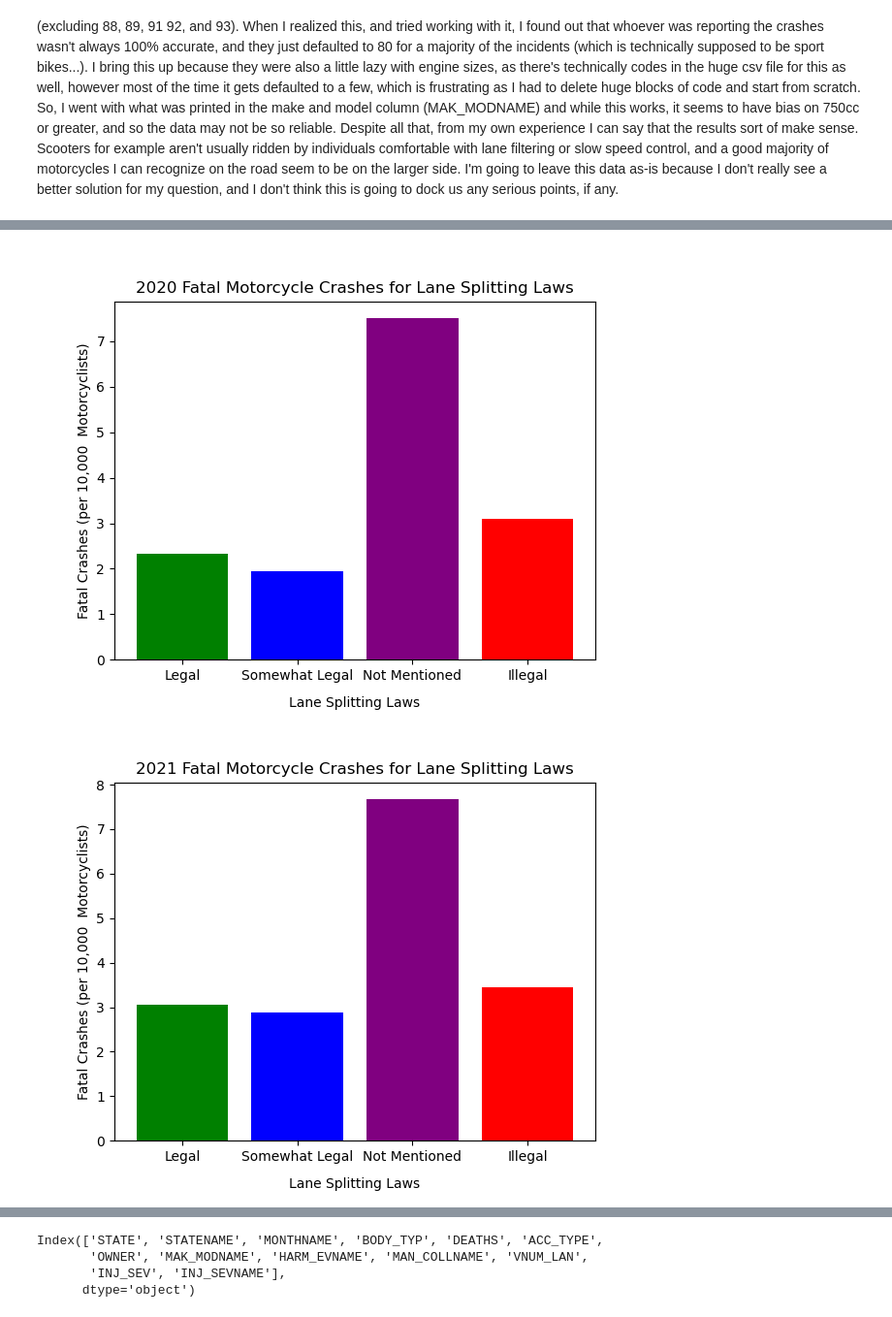
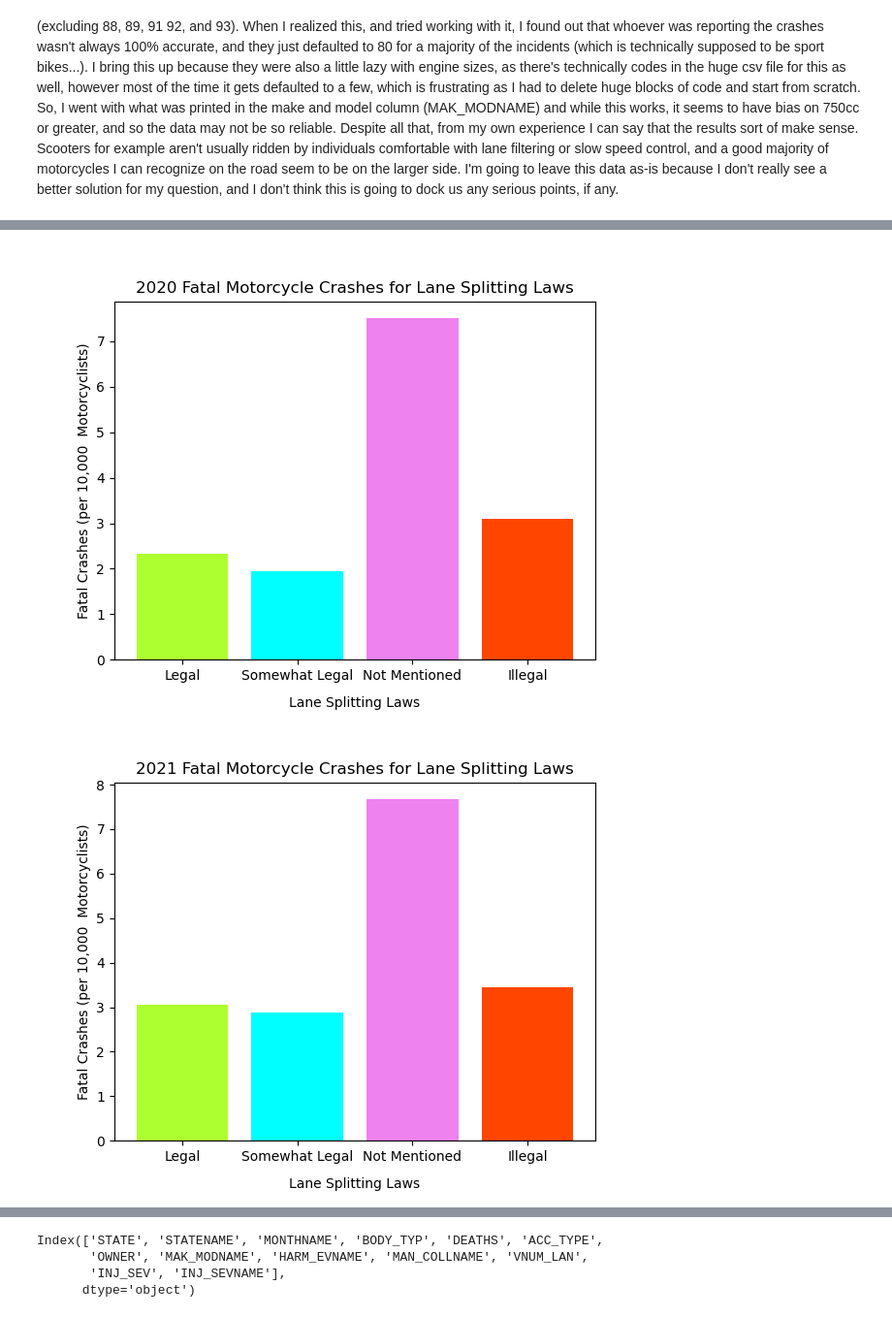
Before and after one commit to CalvinPedigo/Data-Analyst-Project-1, a Jupyter notebook: Notebook_structor.ipynb, the cells around one changed output, grey strips where cells are left out. Shown at 97% size. Drawn from its saved outputs; the diff is of its cells as text; code cells hidden in the pictures.

```diff
--- a/Notebook_structor.ipynb
+++ b/Notebook_structor.ipynb
@@ -395,12 +395,15 @@ illegal_per_reg_2019  = (illegal_deaths/ illegal_reg_2019) * 10000
 laws = ["Legal", "Somewhat Legal", "Not Mentioned", "Illegal"]
 counts = [legal_per_reg_2019,somewhat_legal_per_reg_2019, not_mentioned_per_reg_2019, illegal_per_reg_2019]
 x_ticks = [value for value in laws]
+colors = ["greenyellow", "aqua","violet","orangered"]
 
 fig, ax = plt.subplots()
-ax.bar(laws, counts, color = ["green", "blue","purple","red"])
+ax.bar(laws, counts, color = colors)
 ax.set_xticks(x_ticks)
 ax.set_title("2019 Fatal Motorcycle Crashes for Lane Splitting Laws")
 ax.set_xlabel("Lane Splitting Laws", labelpad= 10)
 ax.set_ylabel("Fatal Crashes (per 10,000  Motorcyclists)")
 plt.show()
+
+plt.savefig("Output/2019_deaths.png")
 # %% [output]
@@ -423,40 +426,44 @@ counts = [legal_per_reg_2020,somewhat_legal_per_reg_2020, not_mentioned_per_reg_
 x_ticks = [value for value in laws]
 
 fig, ax = plt.subplots()
-ax.bar(laws, counts, color = ["green", "blue","purple","red"])
+ax.bar(laws, counts, color = colors)
 ax.set_xticks(x_ticks)
 ax.set_title("2020 Fatal Motorcycle Crashes for Lane Splitting Laws")
 ax.set_xlabel("Lane Splitting Laws", labelpad= 10)
 ax.set_ylabel("Fatal Crashes (per 10,000  Motorcyclists)")
 plt.show()
+
+plt.savefig("Output/2020_deaths.png")
 # %% [output]
-[figure, old version]
+[figure, new version]
 # %%
 # Motorcycle laws affects deadly crashes 2021 (Jack)
 
 legal_deaths = legal_group[2]["DEATHS"].count()
 somewhat_legal_deaths = somewhat_legal_group[2]["DEATHS"].count()
 not_mentioned_deaths = not_mentioned_group[2]["DEATHS"].count()
 illegal_deaths = illegal_group[2]["DEATHS"].count()
 
 legal_per_reg_2021 = (legal_deaths / legal_reg_2021) * 10000
 somewhat_legal_per_reg_2021 = (somewhat_legal_deaths / somewhat_legal_reg_2021) * 10000
 not_mentioned_per_reg_2021 = (not_mentioned_deaths / not_mentioned_reg_2021) * 10000
 illegal_per_reg_2021  = (illegal_deaths/ illegal_reg_2021) * 10000
 
 laws = ["Legal", "Somewhat Legal", "Not Mentioned", "Illegal"]
 counts = [legal_per_reg_2021,somewhat_legal_per_reg_2021, not_mentioned_per_reg_2021, illegal_per_reg_2021]
 x_ticks = [value for value in laws]
 
 fig, ax = plt.subplots()
-ax.bar(laws, counts, color = ["green", "blue","purple","red"])
+ax.bar(laws, counts, color = colors)
 ax.set_xticks(x_ticks)
 ax.set_title("2021 Fatal Motorcycle Crashes for Lane Splitting Laws")
 ax.set_xlabel("Lane Splitting Laws", labelpad= 10)
 ax.set_ylabel("Fatal Crashes (per 10,000  Motorcyclists)")
 plt.show()
+
+plt.savefig("Output/2021_deaths.png")
 # %% [output]
-[figure, old version]
+[figure, new version]
 # %%
 #All Years Pie Chart (Jack)
 
```
Also changed, not shown: parts of 5 cells of this notebook, 6 other files.
